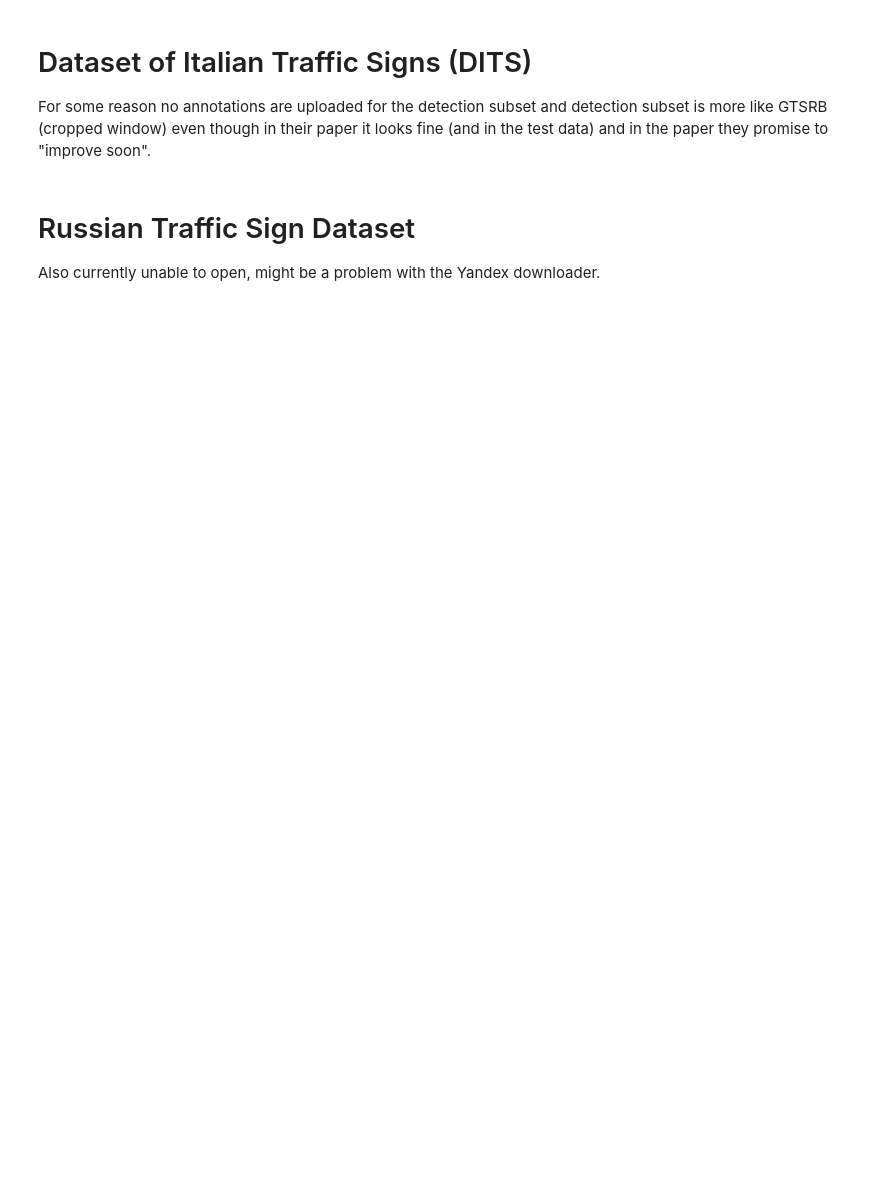
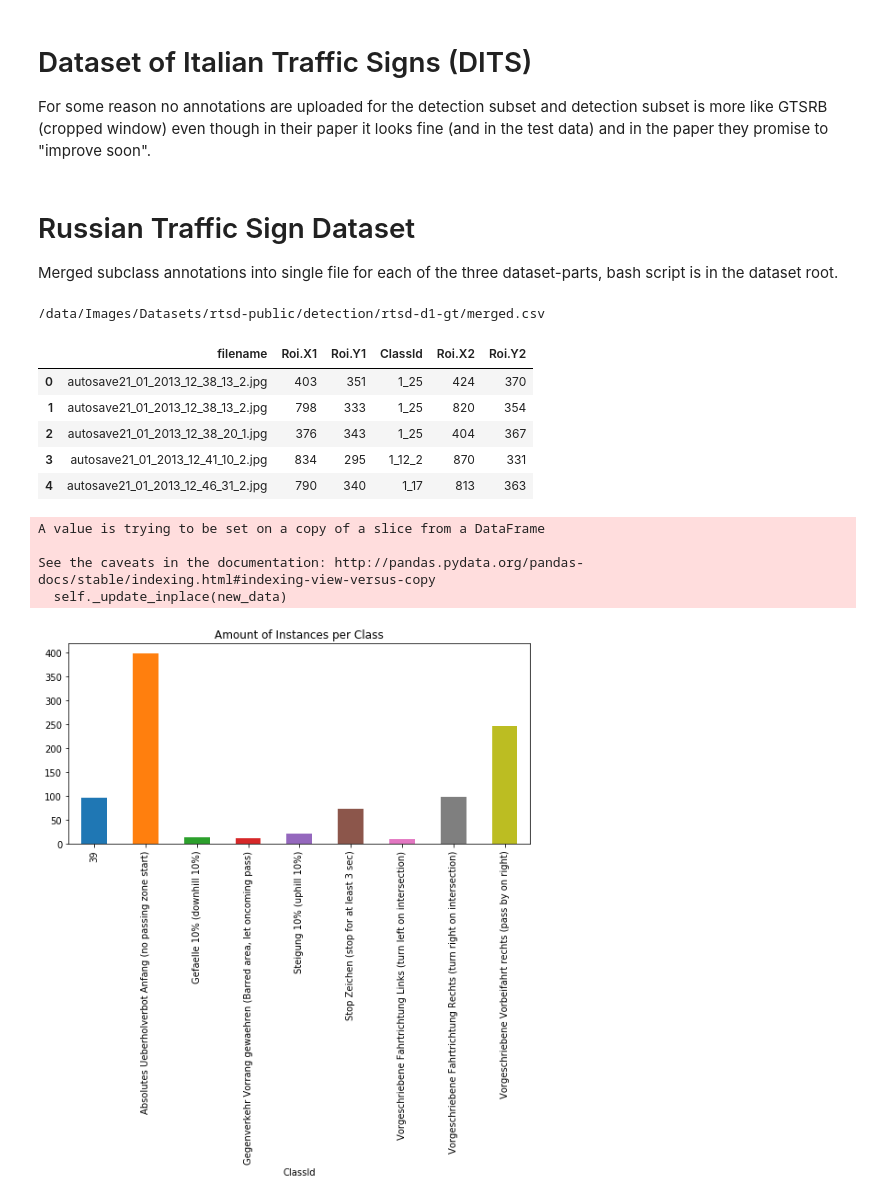
Before and after one commit to tum-phoenix/drive_ml, a Jupyter notebook: tf_object_detection/convert_datasets.ipynb, the cells around one changed output. Cells and saved outputs as stored; diff of their text form; code cells hidden in the pictures; blank space fills up the shorter version.

Commit message:
Add evaluation of RTSD

```diff
--- a/tf_object_detection/convert_datasets.ipynb
+++ b/tf_object_detection/convert_datasets.ipynb
@@ -195,7 +283,62 @@ df.to_csv(export_locations['STS'], sep=',', index=False)
 # Dataset of Italian Traffic Signs (DITS)
 
 For some reason no annotations are uploaded for the detection subset and detection subset is more like GTSRB (cropped window) even though in their paper it looks fine (and in the test data) and in the paper they promise to "improve soon".
-# %% [markdown]
-# Russian Traffic Sign Dataset
-
-Also currently unable to open, might be a problem with the Yandex downloader.
+# %% [markdown]
+# Russian Traffic Sign Dataset
+
+Merged subclass annotations into single file for each of the three dataset-parts, bash script is in the dataset root.
+# %%
+from IPython.display import display
+
+def convert_rtsb_df(rtsb_csv_path):
+    df = pd.read_csv(rtsb_csv_path)
+    df.rename(
+      columns={
+        'x_from': 'Roi.X1',
+        'y_from' : 'Roi.Y1',
+        'sign_class' : 'ClassId',
+        'filename':
+      },
+      inplace=True
+    )
+    df['Roi.X2'] = df['Roi.X1'] + df['width']
+    df['Roi.Y2'] = df['Roi.Y1'] + df['height']
+    df = df.drop(columns=['width', 'height'])
+    display(df.head())
+    return df
+# %%
+def display_dataset_eval(df_in):
+    df_in = df_in[df_in['ClassId'].isin(rtsd_to_carolo)]
+    df_in['ClassId'].replace(rtsd_to_carolo, inplace=True)
+    df_visual = df_in.copy()
+    df_visual['ClassId'].replace(sign_name_carolo_dict, inplace=True)
+    grouped_classes = df_visual.groupby('ClassId').count()['Roi.X1']  # Group the dataframe by classes.
+    grouped_classes.plot(kind='bar', figsize=(9,4),  title='Amount of Instances per Class', legend=False)
+    plt.show()
+    return df_in
+# %%
+from sign_names_dict import rtsd_to_carolo
+
+rtsb_merged_paths = ['/data/Images/Datasets/rtsd-public/detection/rtsd-d1-gt/merged.csv']#,
+                     #'/data/Images/Datasets/rtsd-public/detection/rtsd-d2-gt/merged.csv',
+                     #'/data/Images/Datasets/rtsd-public/detection/rtsd-d3-gt/merged.csv']
+
+# since all datasets contain all labels and just the image name lists differ for each subdataset, we display only once
+
+for rtsb_merged_path in rtsb_merged_paths:
+    print(rtsb_merged_path)
+    df = convert_rtsb_df(rtsb_merged_paths[0])
+    df = display_dataset_eval(df)
+# %% [output]
+/data/Images/Datasets/rtsd-public/detection/rtsd-d1-gt/merged.csv
+|  | filename | Roi.X1 | Roi.Y1 | ClassId | Roi.X2 | Roi.Y2 |
+| 0 | autosave21_01_2013_12_38_13_2.jpg | 403 | 351 | 1_25 | 424 | 370 |
+| 1 | autosave21_01_2013_12_38_13_2.jpg | 798 | 333 | 1_25 | 820 | 354 |
+| 2 | autosave21_01_2013_12_38_20_1.jpg | 376 | 343 | 1_25 | 404 | 367 |
+| 3 | autosave21_01_2013_12_41_10_2.jpg | 834 | 295 | 1_12_2 | 870 | 331 |
+| 4 | autosave21_01_2013_12_46_31_2.jpg | 790 | 340 | 1_17 | 813 | 363 |
+A value is trying to be set on a copy of a slice from a DataFrame
+
+See the caveats in the documentation: http://pandas.pydata.org/pandas-docs/stable/indexing.html#indexing-view-versus-copy
+  self._update_inplace(new_data)
+[figure, added]
```
Also changed, not shown: parts of 20 cells of this notebook, 2 other files.
